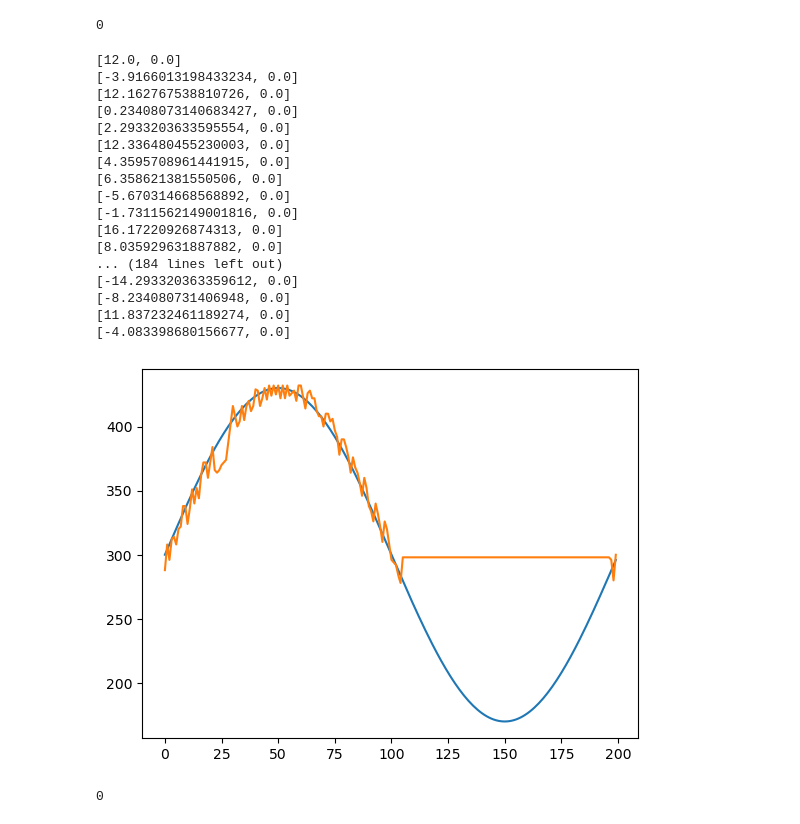
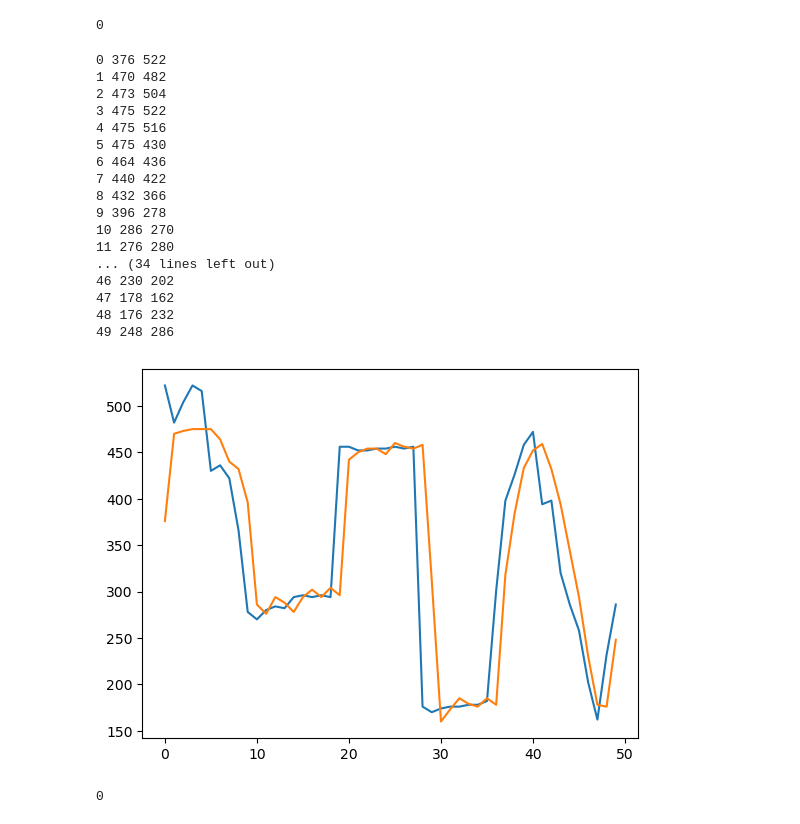
Before and after one commit to MarcelZelent/Bioinspired-Marcel, a Jupyter notebook: Final_project/final_project.ipynb, the cells around one changed output. Saved outputs shown, nothing was run; the diff lists cells and outputs as text; code cells hidden in the pictures.

```diff
--- a/Final_project/final_project.ipynb
+++ b/Final_project/final_project.ipynb
@@ -451,25 +420,27 @@ def ControlLoopWithNNWithoutCMAC(target__x_coordinate,target__y_coordinate):
 
     #Here we loop for 50 iterations assuming that
     # the controller should achieve the desired target within atmost 50 iterations
-    for i in range(200):
+    for i in range(50):
         cam = ct.prepare_camera()
         img = ct.capture_image(cam)
         x,y = ct.locate(img,low_green, high_green)
 
-        # cam_red = ct.prepare_camera()
-        # img_red = ct.capture_image(cam)
-        # x_red,y_red = ct.locate(img,low_red, high_red)
+        cam_red = ct.prepare_camera()
+        img_red = ct.capture_image(cam)
+        x_red,y_red = ct.locate(img,low_red, high_red)
 
         # print(x,y)
 
-        x_ref = A * np.sin(2*np.pi * i/T) + 300
-        # x_ref = 450
+        # x_ref = A * np.sin(2*np.pi * i/T) + 300
+        # x_ref = 400
+        x_ref = x_red
         y_ref = y
+
 
         x_ref_vec.append(x_ref)
         x_act_vec.append(x)
 
-        # print(i, x, x_ref)
+        print(i, x, x_ref)
 
         x_ref = float(x_ref)
         y_ref = float(y_ref)
@@ -482,55 +453,61 @@ def ControlLoopWithNNWithoutCMAC(target__x_coordinate,target__y_coordinate):
         #Here if the errors are less than twenty pixels we assume robot reaches the target.
         # However you can choose any reasonable threshold value instead of 20.
         # if (np.abs(x_coord_error) < (1+x_prev*1.02) and np.abs(y_coord_error) < (1+y_coord_error*1.02)):
         #     print("number of iterations for convergence = ", number_of_iterations_for_convergence)
         #     break
 
         xy_input_nn_model = [x_coord_error, y_coord_error]
         # print(xy_input_nn_model)
 
         #TODO: normalize the input to the Neural network model using meaning and variance of the training set inputs.
         normalize_xy_input_nn_model = (torch.tensor(xy_input_nn_model) - mean_of_train_input)/std_of_the_train_input
 
         prediction_for_Y_pos_increment = NN_model(normalize_xy_input_nn_model)
 
         #TODO: Get the current Y (angular) position/angle of the robot. you can use the api.getPos function of fable
         robot_current_Y_pos = api.getPos(1,moduleID)
         #Next Y angular position of the robot will be robot_Y_pos + prediction_for_Y_pos_increment
         robot_next_Y_pos = robot_current_Y_pos + prediction_for_Y_pos_increment
         # print(robot_next_Y_pos)
         #TODO: Set the next position of the robot to (-90,robot_next_Y_pos) using the setPos function of the fable.
+
+        if robot_next_Y_pos > 90:
+            robot_next_Y_pos = 90
+        elif robot_next_Y_pos < -90:
+            robot_next_Y_pos = -90
+
         api.setPos(-90,robot_next_Y_pos,moduleID)
-        api.sleep(0.3)
+        api.sleep(1)
         number_of_iterations_for_convergence = number_of_iterations_for_convergence + 1
 
     return [x_ref_vec,x_act_vec]
 
 #TODO: Call the control loop for a target which is detected. Record the number of iterations that the control loop spent for convergence.
-[x_ref_vec, x_act_vec] = ControlLoopWithNNWithoutCMAC(target_x,target_y)
+[ref_ANN, act_ANN] = ControlLoopWithNNWithoutCMAC(target_x,target_y)
 #TODO: change your target location and try again. You may change the target 4-5 times and check how the control loop work.
 #Record the number of iterations that the control loop spent for convergence.
-plt.plot(np.arange(len(x_ref_vec)),x_ref_vec)
-plt.plot(np.arange(len(x_act_vec)),x_act_vec)
+plt.plot(np.arange(len(ref_ANN)),ref_ANN)
+plt.plot(np.arange(len(act_ANN)),act_ANN)
 plt.show()
 # %% [output]
-[12.0, 0.0]
-[-3.9166013198433234, 0.0]
-[12.162767538810726, 0.0]
-[0.23408073140683427, 0.0]
-[2.2933203633595554, 0.0]
-[12.336480455230003, 0.0]
-[4.3595708961441915, 0.0]
-[6.358621381550506, 0.0]
-[-5.670314668568892, 0.0]
-[-1.7311562149001816, 0.0]
-[16.17220926874313, 0.0]
-[8.035929631887882, 0.0]
-... (184 lines left out)
-[-14.293320363359612, 0.0]
-[-8.234080731406948, 0.0]
-[11.837232461189274, 0.0]
-[-4.083398680156677, 0.0]
+0 376 522
+1 470 482
+2 473 504
+3 475 522
+4 475 516
+5 475 430
+6 464 436
+7 440 422
+8 432 366
+9 396 278
+10 286 270
+11 276 280
+... (34 lines left out)
+46 230 202
+47 178 162
+48 176 232
+49 248 286
-[figure, old version]
+[figure, new version]
 # %%
 api.setPos(-90,90,moduleID)
 # %% [output]
```
Also changed, not shown: parts of 22 cells of this notebook, 5 other files.
